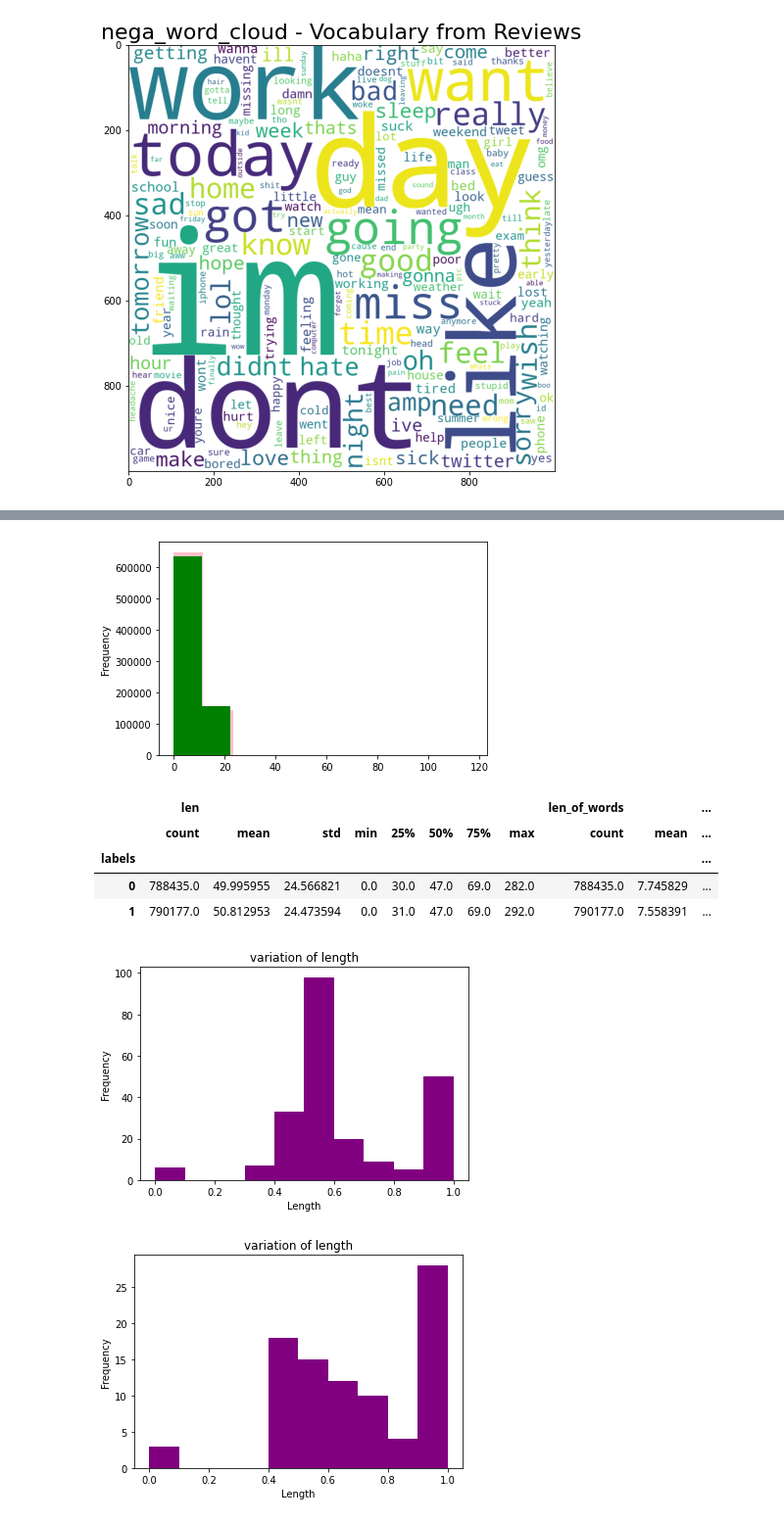
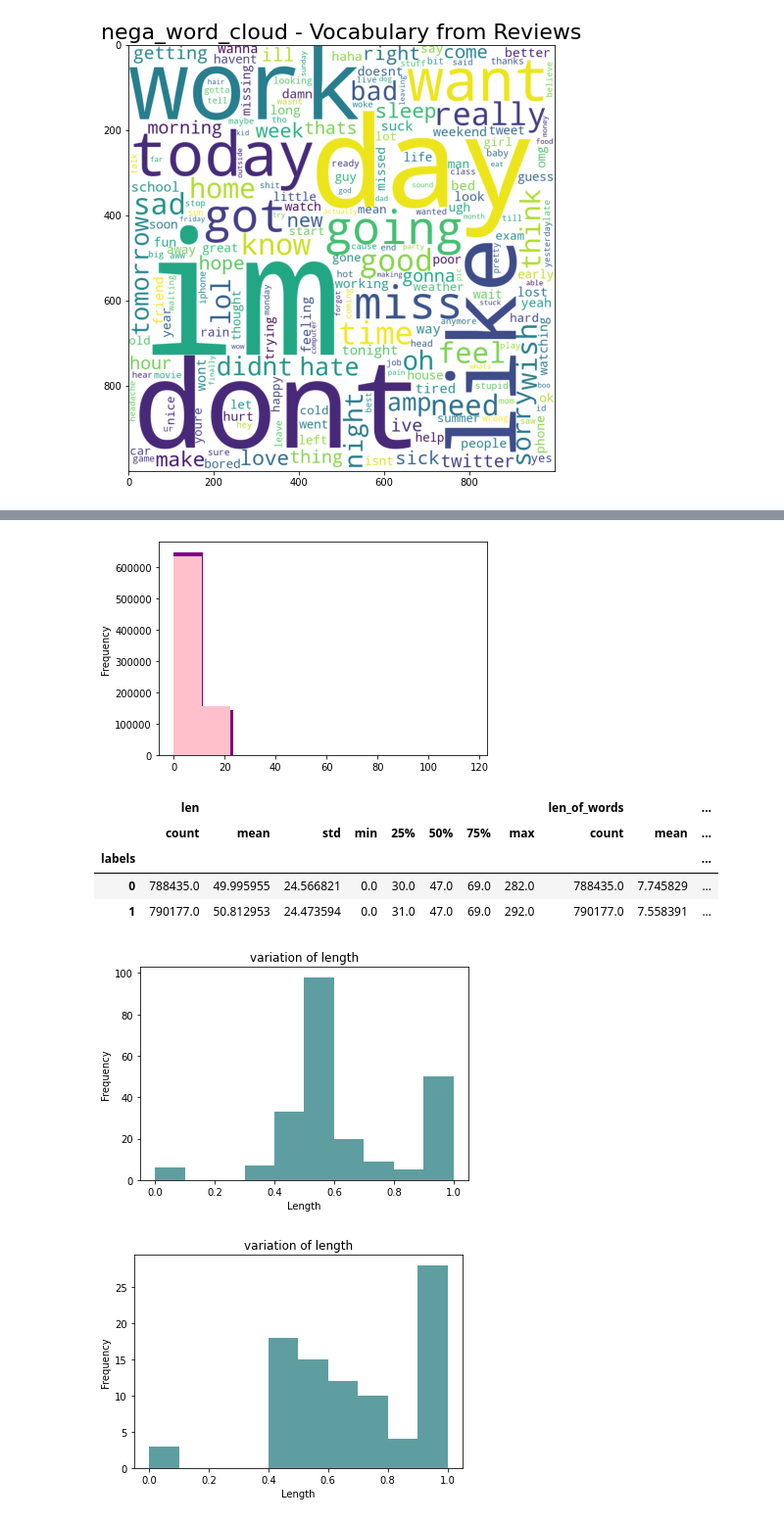
Before and after one commit to AdarshNagpure/Detecting-depression-using-tweets, a Jupyter notebook: depression_through_tweets.ipynb, the cells around one changed output, grey strips where cells are left out. Shown at 98% size. Saved outputs shown, nothing was run; the diff lists cells and outputs as text; code cells hidden in the pictures.

```diff
--- a/depression_through_tweets.ipynb
+++ b/depression_through_tweets.ipynb
@@ -335,8 +335,8 @@ length_tweet_class_wise = df_twt['len'][df_twt['labels'] == 0].plot.hist(color =
 # %%
-length_tweet_words_class_wise = df_twt['len_of_words'][df_twt['labels'] == 1].plot.hist(color = 'pink', figsize = (6, 4))
-length_tweet_words_class_wise = df_twt['len_of_words'][df_twt['labels'] == 0].plot.hist(color = 'green', figsize = (6, 4))
+length_tweet_words_class_wise = df_twt['len_of_words'][df_twt['labels'] == 1].plot.hist(color = 'purple', figsize = (6, 4))
+length_tweet_words_class_wise = df_twt['len_of_words'][df_twt['labels'] == 0].plot.hist(color = 'pink', figsize = (6, 4))
 # %% [output]
-[figure, old version]
+[figure, new version]
 # %%
 df_twt.groupby('labels').describe()
 # %% [output]
@@ -346,16 +346,16 @@ df_twt.groupby('labels').describe()
 | 0 | 788435.0 | 49.995955 | 24.566821 | 0.0 | 30.0 | 47.0 | 69.0 | 282.0 | 788435.0 | 7.745829 | ... |
 | 1 | 790177.0 | 50.812953 | 24.473594 | 0.0 | 31.0 | 47.0 | 69.0 | 292.0 | 790177.0 | 7.558391 | ... |
 # %%
-df_twt.groupby('len').mean()['labels'].plot.hist(color = 'purple', figsize = (6, 4),)
+df_twt.groupby('len').mean()['labels'].plot.hist(color = 'cadetblue', figsize = (6, 4),)
 plt.title('variation of length')
 plt.xlabel('Length')
 plt.show()
 # %% [output]
-[figure, old version]
+[figure, new version]
 # %%
-df_twt.groupby('len_of_words').mean()['labels'].plot.hist(color = 'purple', figsize = (6, 4),)
+df_twt.groupby('len_of_words').mean()['labels'].plot.hist(color = 'cadetblue', figsize = (6, 4),)
 plt.title('variation of length')
 plt.xlabel('Length')
 plt.show()
 # %% [output]
-[figure, old version]
+[figure, new version]
```
Also changed, not shown: parts of 4 cells of this notebook.
